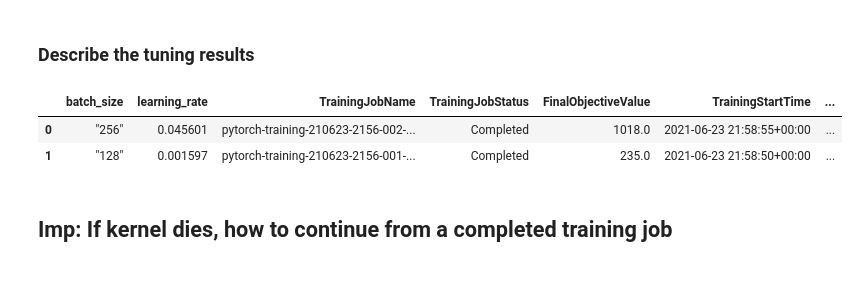
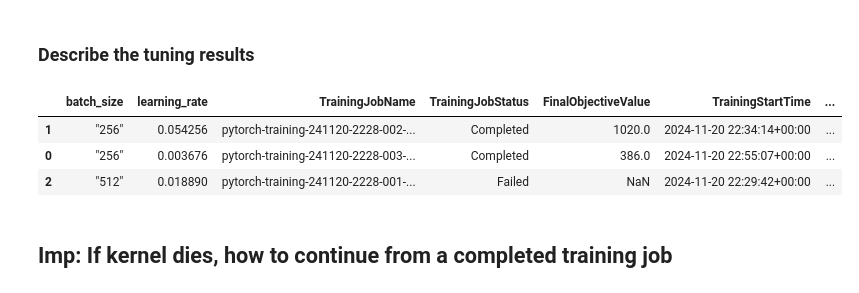
Before and after one commit to lgcardeas/Udacity-Operationalizing-an-AWS-ML-Project, a Jupyter notebook: train_and_deploy-solution.ipynb, the cells around one changed output. Cells and saved outputs as stored; diff of their text form; code cells hidden in the pictures.

```diff
--- a/train_and_deploy-solution.ipynb
+++ b/train_and_deploy-solution.ipynb
@@ -91,15 +93,16 @@ tuner.fit({"training": "s3://udacitysolution/"})
 <h3>Describe the tuning results</h3>
 # %%
 exp = HyperparameterTuningJobAnalytics(
-  hyperparameter_tuning_job_name='pytorch-training-210623-2156')
+  hyperparameter_tuning_job_name='pytorch-training-241120-2228')
 
 jobs = exp.dataframe()
 
 jobs.sort_values('FinalObjectiveValue', ascending=0)
 # %% [output]
 |  | batch_size | learning_rate | TrainingJobName | TrainingJobStatus | FinalObjectiveValue | TrainingStartTime | ... |
-| 0 | "256" | 0.045601 | pytorch-training-210623-2156-002-... | Completed | 1018.0 | 2021-06-23 21:58:55+00:00 | ... |
-| 1 | "128" | 0.001597 | pytorch-training-210623-2156-001-... | Completed | 235.0 | 2021-06-23 21:58:50+00:00 | ... |
+| 1 | "256" | 0.054256 | pytorch-training-241120-2228-002-... | Completed | 1020.0 | 2024-11-20 22:34:14+00:00 | ... |
+| 0 | "256" | 0.003676 | pytorch-training-241120-2228-003-... | Completed | 386.0 | 2024-11-20 22:55:07+00:00 | ... |
+| 2 | "512" | 0.018890 | pytorch-training-241120-2228-001-... | Failed | NaN | 2024-11-20 22:29:42+00:00 | ... |
 # %% [markdown]
 ## Imp: If kernel dies, how to continue from a completed training job
 # %%
```
Also changed, not shown: parts of 22 cells of this notebook.
